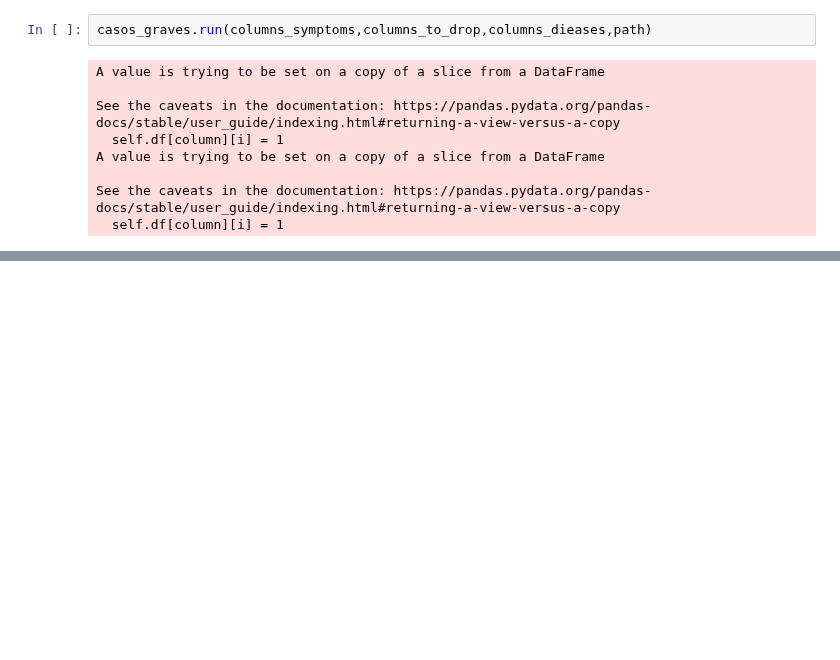
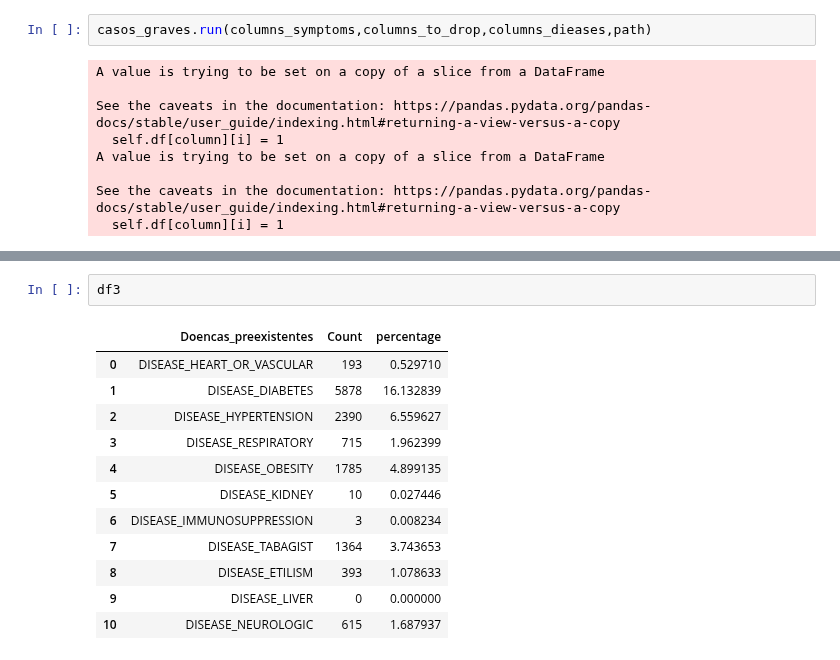
Before and after one commit to bielarnaud/Estudo_dados_de_covid, a Jupyter notebook: Codes/Casos_Graves.ipynb, the cells around one changed output, grey strips where cells are left out. Saved outputs shown, nothing was run; the diff lists cells and outputs as text; blank space fills up the shorter version.

```diff
--- a/Codes/Casos_Graves.ipynb
+++ b/Codes/Casos_Graves.ipynb
@@ -66,0 +42,15 @@ casos_graves.df3
+# %%
+df3
+# %% [output]
+|  | Doencas_preexistentes | Count | percentage |
+| 0 | DISEASE_HEART_OR_VASCULAR | 193 | 0.529710 |
+| 1 | DISEASE_DIABETES | 5878 | 16.132839 |
+| 2 | DISEASE_HYPERTENSION | 2390 | 6.559627 |
+| 3 | DISEASE_RESPIRATORY | 715 | 1.962399 |
+| 4 | DISEASE_OBESITY | 1785 | 4.899135 |
+| 5 | DISEASE_KIDNEY | 10 | 0.027446 |
+| 6 | DISEASE_IMMUNOSUPPRESSION | 3 | 0.008234 |
+| 7 | DISEASE_TABAGIST | 1364 | 3.743653 |
+| 8 | DISEASE_ETILISM | 393 | 1.078633 |
+| 9 | DISEASE_LIVER | 0 | 0.000000 |
+| 10 | DISEASE_NEUROLOGIC | 615 | 1.687937 |
```
Also changed, not shown: parts of 10 cells of this notebook, 1 other file.
